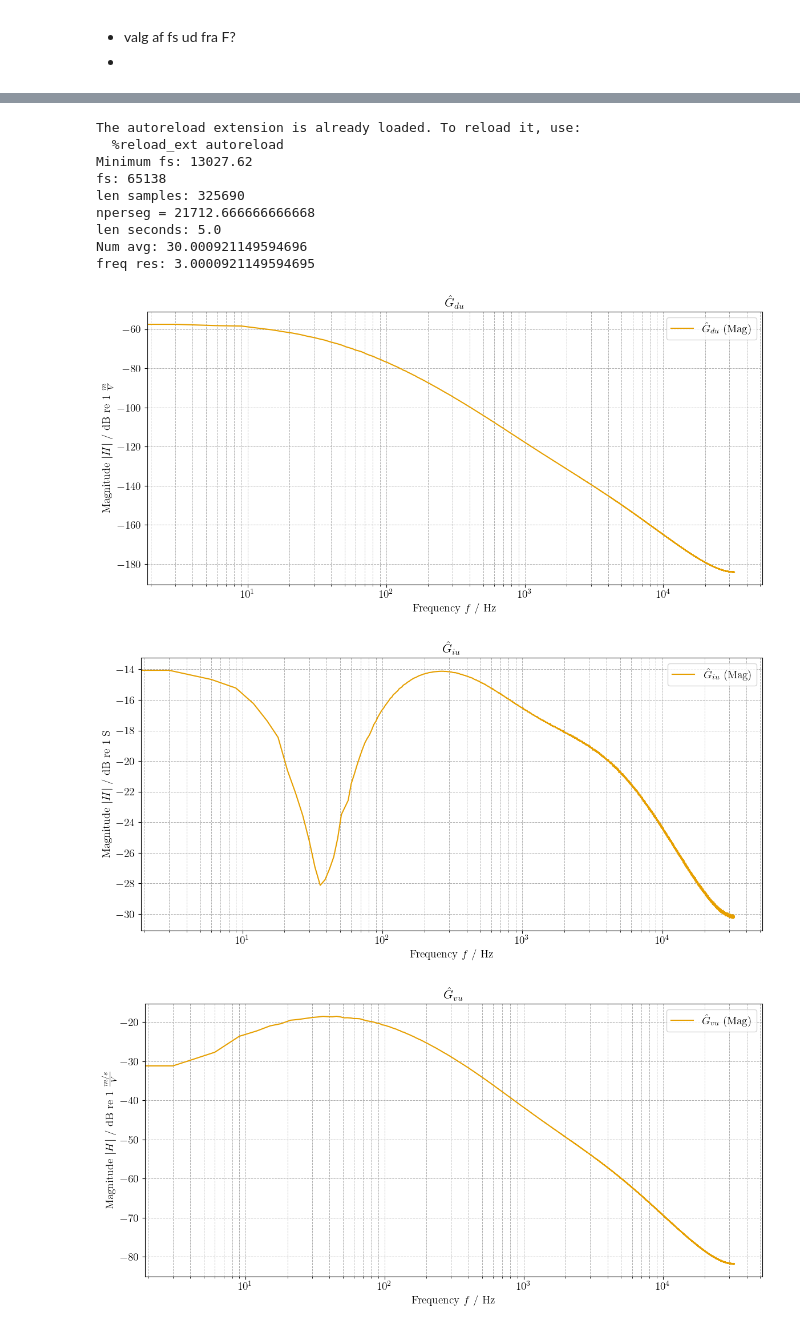
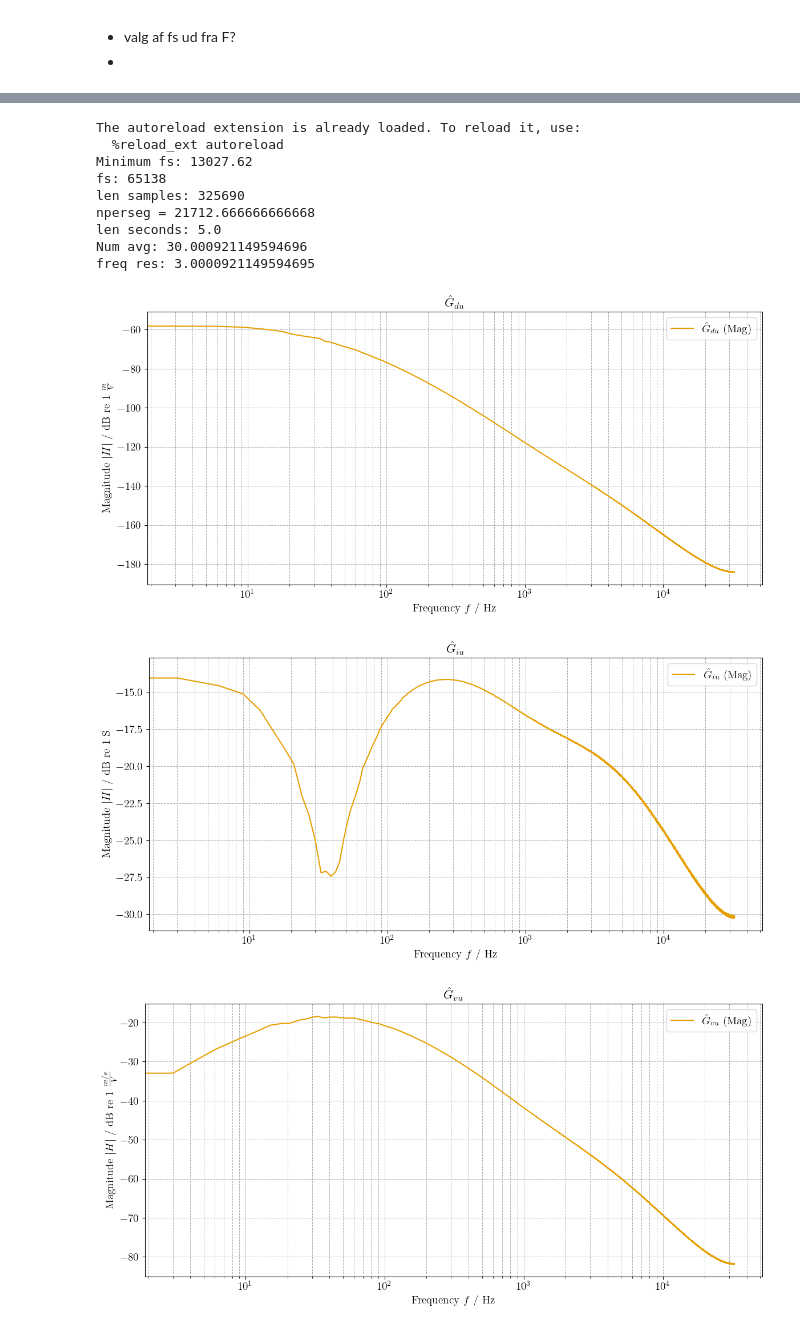
Before and after one commit to istlf/non-linear-transducers-project, a Jupyter notebook: Lab E - part 2 - non-linear-model.ipynb, the cells around one changed output, grey strips where cells are left out. Cells and saved outputs as stored; diff of their text form; code cells hidden in the pictures.

```diff
--- a/Lab E - part 2 - non-linear-model.ipynb
+++ b/Lab E - part 2 - non-linear-model.ipynb
@@ -169,7 +171,7 @@ poly_Le = np.poly1d(Ln)
 poly_Li = np.poly1d(Li)
 
 F_linear_static = np.array([
-    [-(R_e + R_20)/L_e,  R_20/L_e,    0.0,         -Bl/L_e],
+    [-(R_e + R_20)/L_e0,  R_20/L_e0,    0.0,         -Bl/L_e0],
     [R_20/L_20,          -R_20/L_20,    0.0,          0.0 ],
     [0.0,                   0.0,            0.0,          1.0],
     [Bl/M_m,                0.0,           -K_m/M_m,   -R_m/M_m ]
@@ -197,32 +199,32 @@ polys = {
     'Bl': poly_Bl,
     'K':  poly_K,
     'Le': poly_Le,
     'Li': poly_Li
 }
 
 x0 = np.array([0,0,0,0]) # initial conditions
 x = solve_nonlinear_euler(u, x0, fs, params, polys)
 X = np.array([x[:,0], x[:,2], x[:,3]])
 
 G_iu, G_du, G_vu, f = util.welchie(u, X, fs)
 
 G_iu_mag_db, G_iu_phase, G_iu_mag_lin  = engutil.tf_to_magphase(G_iu)
 G_du_mag_db, G_du_phase, G_du_mag_lin  = engutil.tf_to_magphase(G_du)
 G_vu_mag_db, G_vu_phase, G_vu_mag_lin  = engutil.tf_to_magphase(G_vu)
 
 engutil.plot_bode(f, [(G_du_mag_db, None)], legends=["$\\hat{G}_{du}$"], title="$\\hat{G}_{du}$", ylabel_left="Magnitude $\\left| H \\right|$ / dB re 1 $\\frac{m}{V}$")
 engutil.plot_bode(f, [(G_iu_mag_db, None)], legends=["$\\hat{G}_{iu}$"], title="$\\hat{G}_{iu}$", ylabel_left="Magnitude $\\left| H \\right|$ / dB re 1 S")
 engutil.plot_bode(f, [(G_vu_mag_db, None)], legends=["$\\hat{G}_{vu}$"], title="$\\hat{G}_{vu}$", ylabel_left="Magnitude $\\left| H \\right|$ / dB re 1 $\\frac{m/s}{V}$")
 # %% [output]
 The autoreload extension is already loaded. To reload it, use:
   %reload_ext autoreload
 Minimum fs: 13027.62
 fs: 65138
 len samples: 325690
 nperseg = 21712.666666666668
 len seconds: 5.0
 Num avg: 30.000921149594696
 freq res: 3.0000921149594695
 [figure]
-[figure, old version]
+[figure, new version]
-[figure, old version]
+[figure, new version]
```
Also changed, not shown: parts of 12 cells of this notebook, 18 other files.
